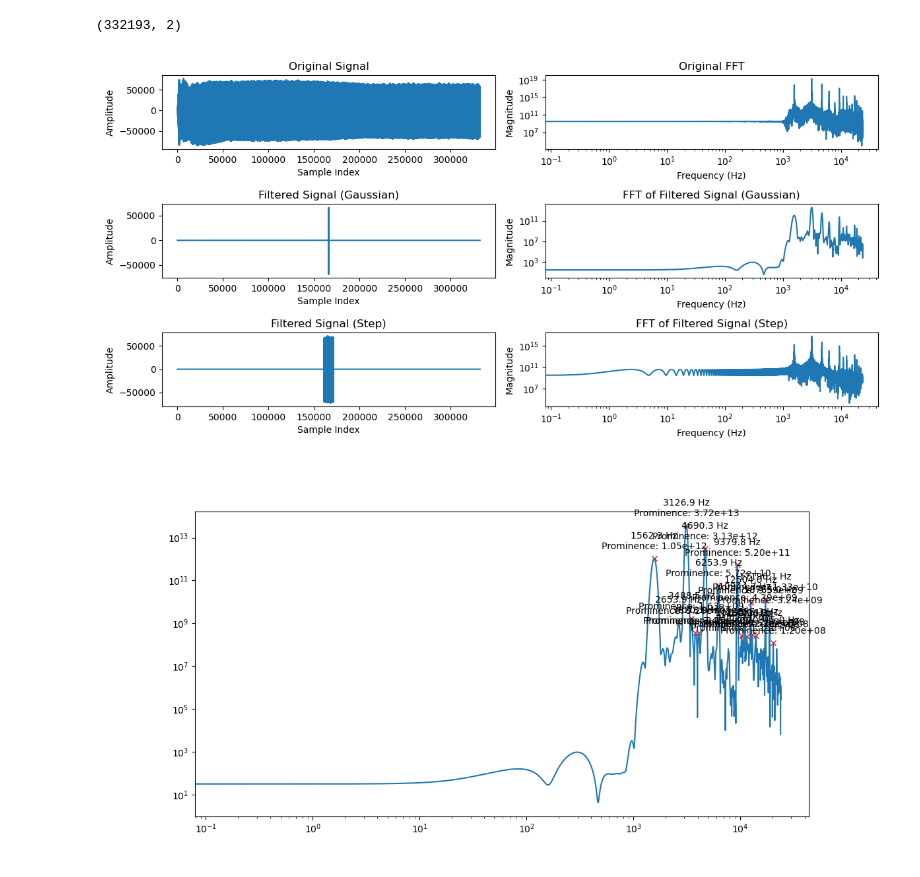
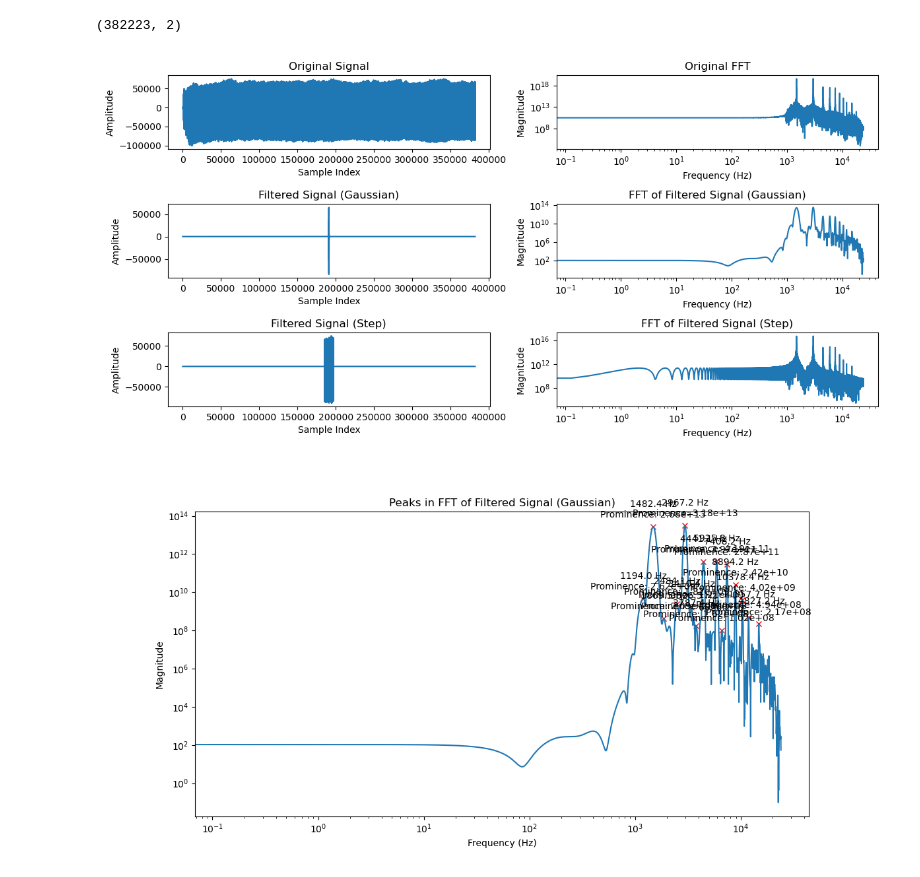
Before and after one commit to Lvetto/lmd_organo, a Jupyter notebook: Organ.ipynb, the cells around one changed output. Saved outputs shown, nothing was run; the diff lists cells and outputs as text; code cells hidden in the pictures.

```diff
--- a/Organ.ipynb
+++ b/Organ.ipynb
@@ -7,13 +8,13 @@ import scipy as sp
 %matplotlib widget
 plt.close('all')
 # %%
-note_data = readwav('Data_organ/note_1.wav')
+note_data = readwav('Data_organ/note_2.wav')
 rate, data = note_data
 print(data.shape)
 channel1 = data[:,0]
 channel2 = data[:,1]
 # %% [output]
-(332193, 2)
+(382223, 2)
 # %%
 data = channel1
 
@@ -90,32 +91,31 @@ plt.ylabel('Magnitude')
 plt.tight_layout()
 plt.show()
 # %% [output]
-[figure, old version]
+[figure, new version]
 # %%
 plt.figure(figsize=(12, 6))
 
 peaks, _ = sp.signal.find_peaks(np.abs(fft_filtered_data_gauss)**2, prominence=1e8)
 prominences = sp.signal.peak_prominences(np.abs(fft_filtered_data_gauss)**2, peaks)[0]
 
 plt.plot(frequencies[peaks], np.abs(fft_filtered_data_gauss)[peaks]**2, 'rx', label='Peaks')
 
 for i, (peak, prominence) in enumerate(zip(peaks, prominences)):
     plt.annotate(f'{frequencies[peak]:.1f} Hz\nProminence: {prominence:.2e}',
                  (frequencies[peak], np.abs(fft_filtered_data_gauss)[peak]**2),
                  textcoords="offset points", xytext=(0,10), ha='center')
 
 
 plt.plot(frequencies, np.abs(fft_filtered_data_gauss)**2, label='Original fft')
 
 plt.yscale('log')
 plt.xscale('log')
-
-
-
-
+plt.title('Peaks in FFT of Filtered Signal (Gaussian)')
+plt.xlabel('Frequency (Hz)')
+plt.ylabel('Magnitude')
 plt.show()
 # %% [output]
-[figure, old version]
+[figure, new version]
 # %%
 peaks_frequencies = frequencies[peaks]
 peaks_amplitudes = np.abs(fft_filtered_data_gauss)[peaks]
```
Also changed, not shown: parts of 4 cells of this notebook, 1 other file.
